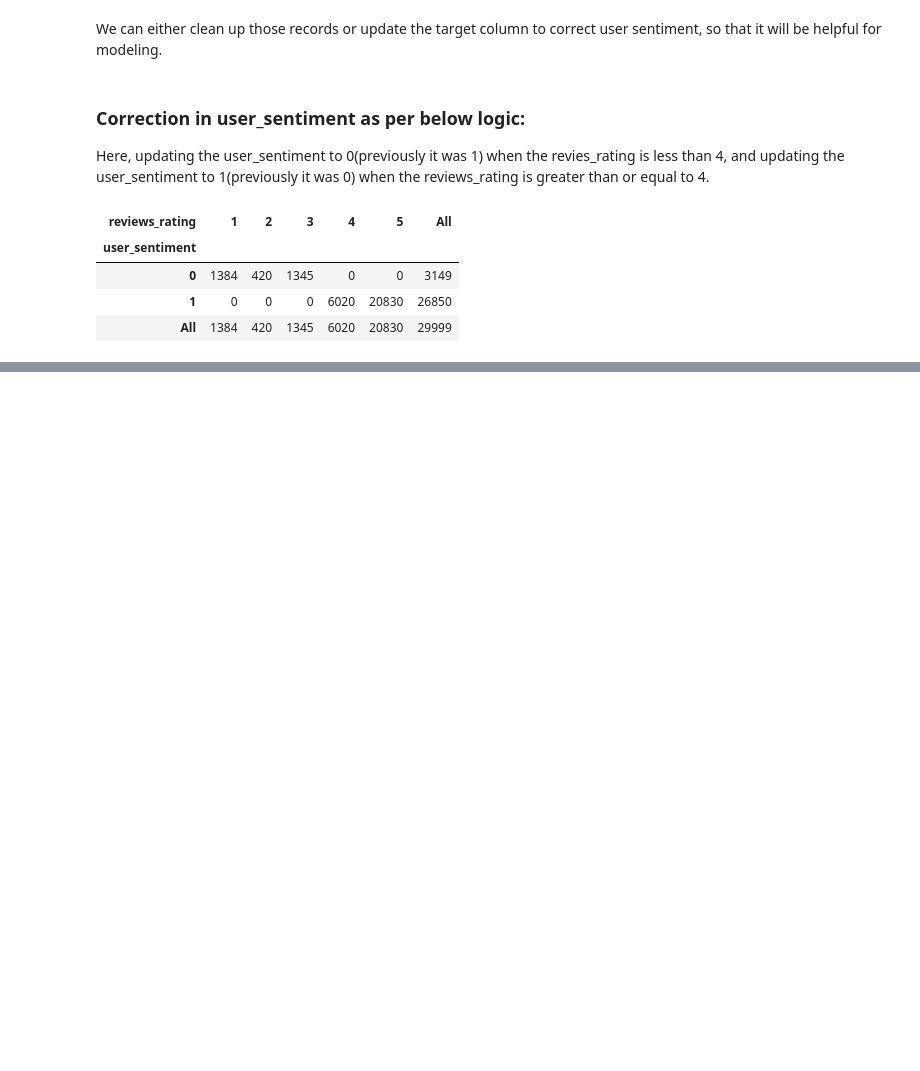
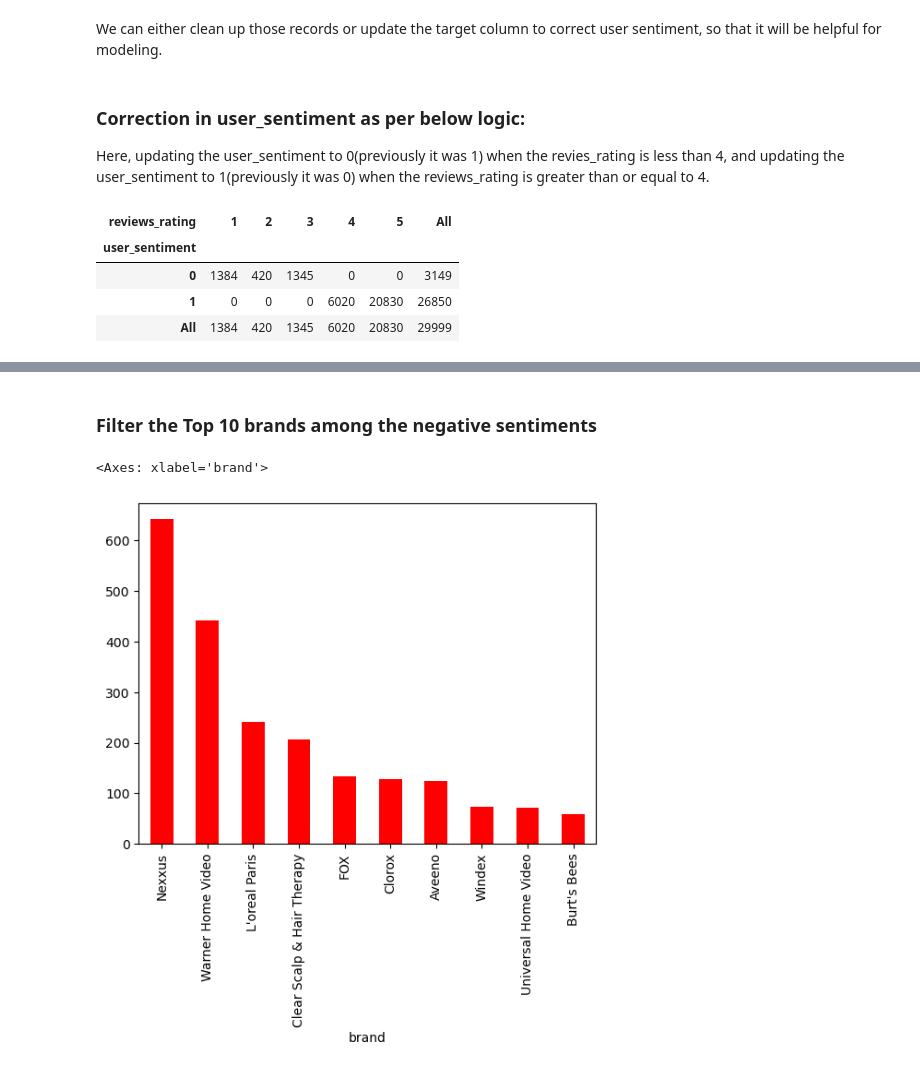
Before and after one commit to RavishankarDuMCA10/Sentiment-Based-Product-Recommendation-System, a Jupyter notebook: Sentiment Based Product Recommendation System.ipynb, the cells around one changed output, grey strips where cells are left out. Drawn from its saved outputs; the diff is of its cells as text; code cells hidden in the pictures; blank space fills up the shorter version.

```diff
--- a/Sentiment Based Product Recommendation System.ipynb
+++ b/Sentiment Based Product Recommendation System.ipynb
@@ -343,0 +374,8 @@ pd.crosstab(df_reviews['user_sentiment'], df_reviews['reviews_rating'], margins=
+# %% [markdown]
+### Filter the Top 10 brands among the negative sentiments
+# %%
+# Filter the Top 10 brands among the negative sentiments
+df_reviews[df_reviews['user_sentiment'] == 0].groupby('brand')['brand'].count().sort_values(ascending=False)[:10].plot(kind='bar', color='r')
+# %% [output]
+<Axes: xlabel='brand'>
+[figure, added]
```
Also changed, not shown: parts of 23 cells of this notebook.
